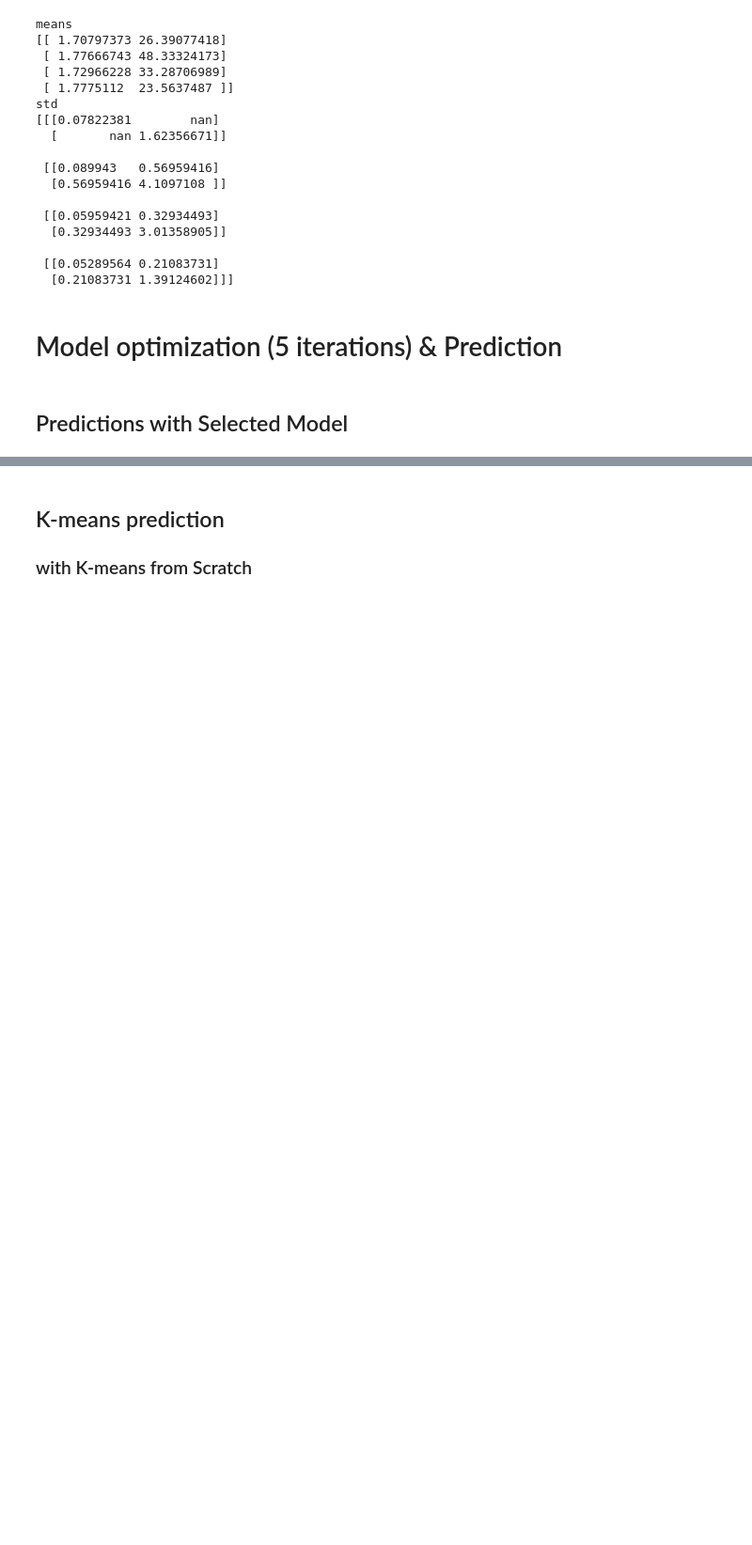
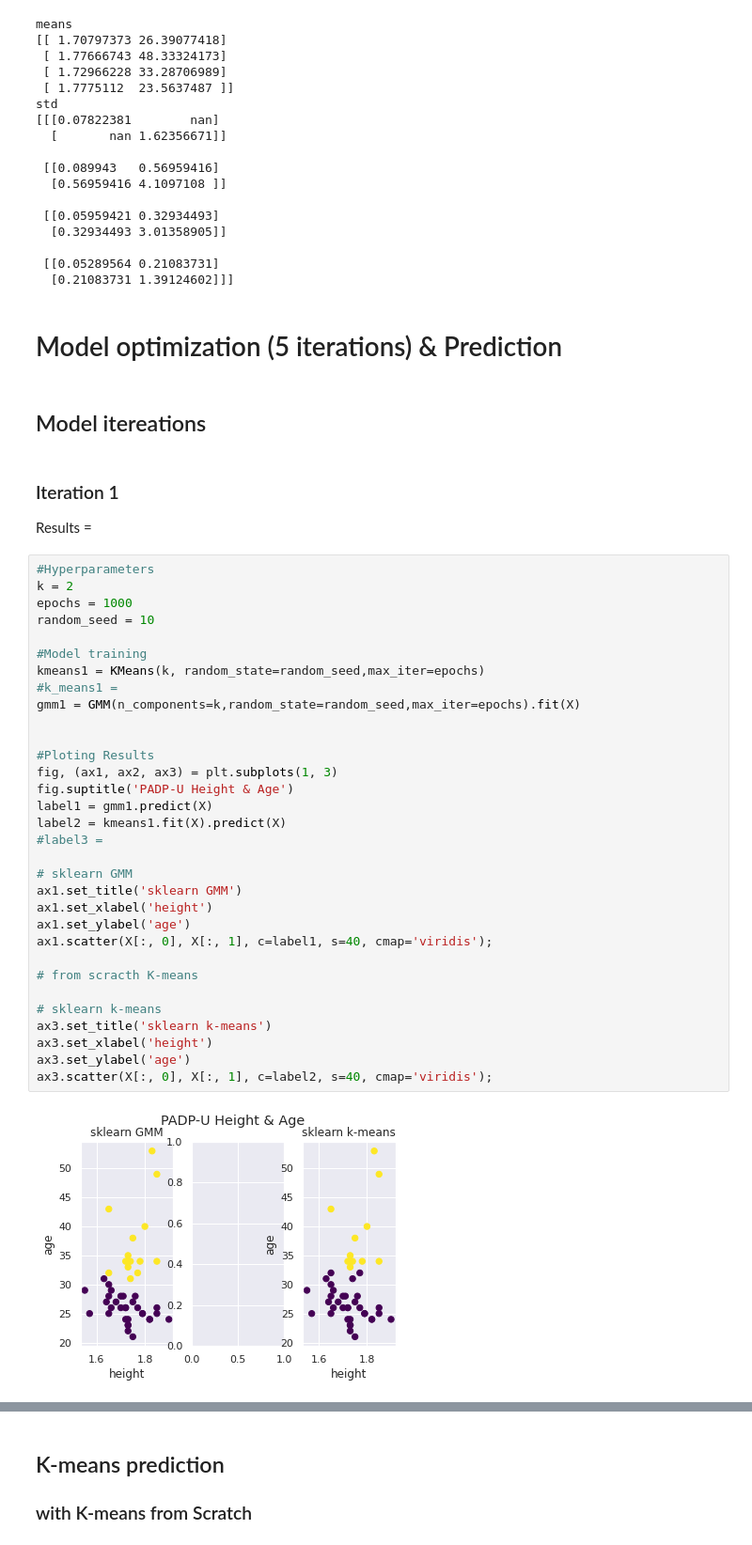
Before and after one commit to cavendano01/Statistical-Learning-II, a Jupyter notebook: K-means-&-GMM/K_means_y_GMM.ipynb, the cells around one changed output, grey strips where cells are left out. Shown at 94% size. Saved outputs shown, nothing was run; the diff lists cells and outputs as text; blank space fills up the shorter version.

```diff
--- a/K-means-&-GMM/K_means_y_GMM.ipynb
+++ b/K-means-&-GMM/K_means_y_GMM.ipynb
@@ -167,4 +169,41 @@ std
 # %% [markdown]
 # Model optimization (5 iterations) & Prediction
 # %% [markdown]
-## Predictions with Selected Model
+## Model itereations
+# %% [markdown]
+### Iteration 1
+Results =
+# %%
+#Hyperparameters
+k = 2
+epochs = 1000
+random_seed = 10
+
+#Model training
+kmeans1 = KMeans(k, random_state=random_seed,max_iter=epochs)
+#k_means1 =
+gmm1 = GMM(n_components=k,random_state=random_seed,max_iter=epochs).fit(X)
+
+
+#Ploting Results
+fig, (ax1, ax2, ax3) = plt.subplots(1, 3)
+fig.suptitle('PADP-U Height & Age')
+label1 = gmm1.predict(X)
+label2 = kmeans1.fit(X).predict(X)
+#label3 =
+
+# sklearn GMM
+ax1.set_title('sklearn GMM')
+ax1.set_xlabel('height')
+ax1.set_ylabel('age')
+ax1.scatter(X[:, 0], X[:, 1], c=label1, s=40, cmap='viridis');
+
+# from scracth K-means
+
+# sklearn k-means
+ax3.set_title('sklearn k-means')
+ax3.set_xlabel('height')
+ax3.set_ylabel('age')
+ax3.scatter(X[:, 0], X[:, 1], c=label2, s=40, cmap='viridis');
+# %% [output]
+[figure, added]
```
Also changed, not shown: parts of 13 cells of this notebook.
